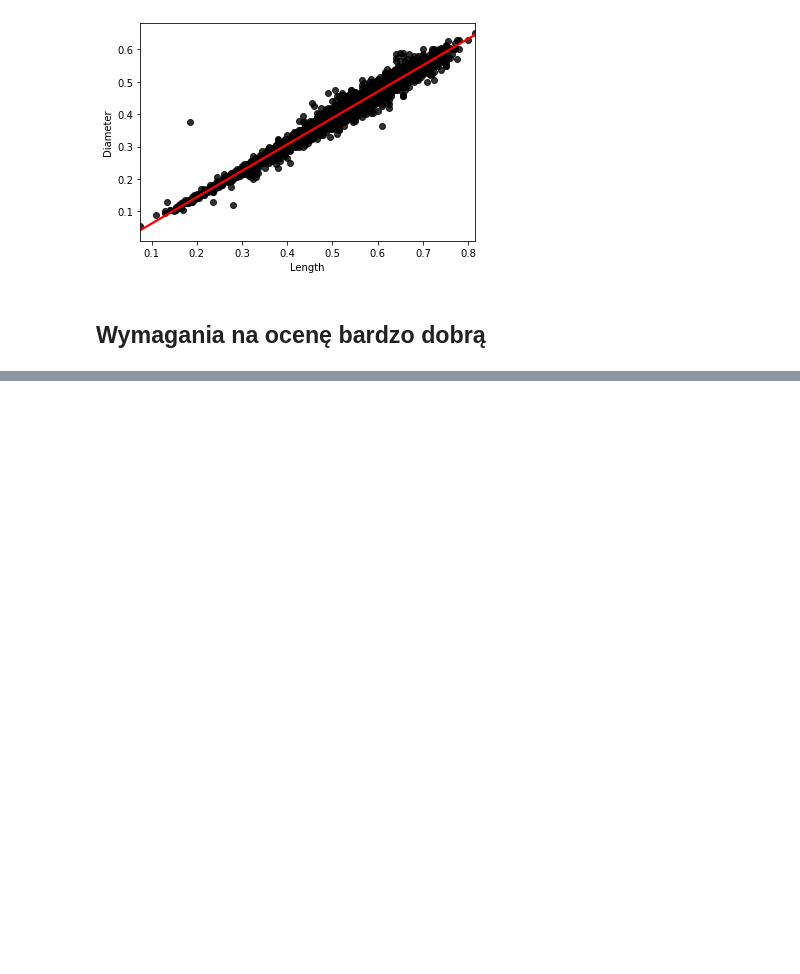
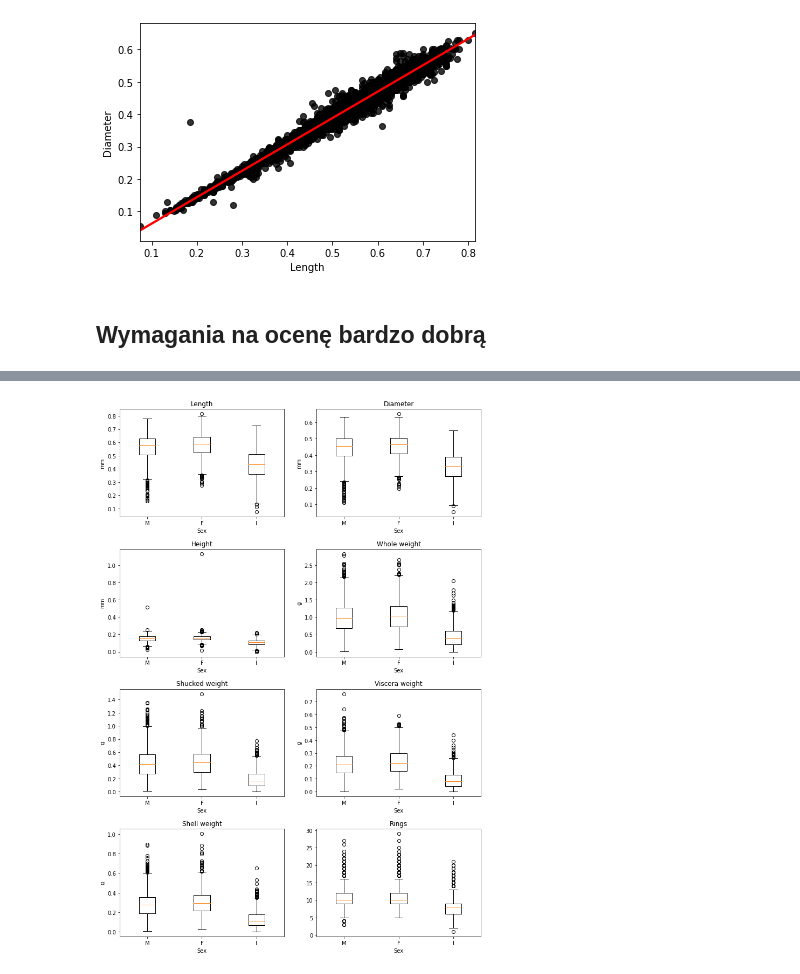
Before and after one commit to Bart63/PythonPL, a Jupyter notebook: zadanie_4/analysis.ipynb, the cells around one changed output, grey strips where cells are left out. Cells and saved outputs as stored; diff of their text form; code cells hidden in the pictures; blank space fills up the shorter version.

```diff
--- a/zadanie_4/analysis.ipynb
+++ b/zadanie_4/analysis.ipynb
@@ -187,0 +242,32 @@ sns.regplot(x=max_corr_featrues[0], y=max_corr_featrues[1], data=snail_df,
+# %%
+# 3. Wykresy pudłekowe cech ilościowych z podziałem na płeć, wspólny obszar 4x2
+
+# Stworzenie tabeli zaindeksowanej płcią
+features_sex_indexed = snail_df.set_index("Sex")
+
+# Nazwy płci
+sex_names = features_sex_indexed.index.unique()
+
+# Stwórz obszar wykresów na 4 wierszy i 2 kolumny
+fig, ax = plt.subplots(4, 2)
+
+ax_flat = ax.flatten()
+
+# Stwórz po kolei wykresy pudełkowe cech z podziałem na płeć wraz z tytułem i jednostką
+# features_sex_indexed.iteritems() ???
+for a, col_name, u in zip(ax_flat, features_sex_indexed, units):
+    a.boxplot([
+        features_sex_indexed[col_name].loc[sex] for sex in sex_names
+    ])
+    a.set_title(col_name)
+    a.set_xticklabels(sex_names)
+    a.set_xlabel("Sex")
+    a.set_ylabel(u)
+
+# Popraw rozmiar i pozycję wykresów
+fig.set_size_inches(12, 18)
+plt.subplots_adjust(hspace=0.3)
+
+plt.show()
+# %% [output]
+[figure, added]
```
Also changed, not shown: parts of 3 cells of this notebook.
